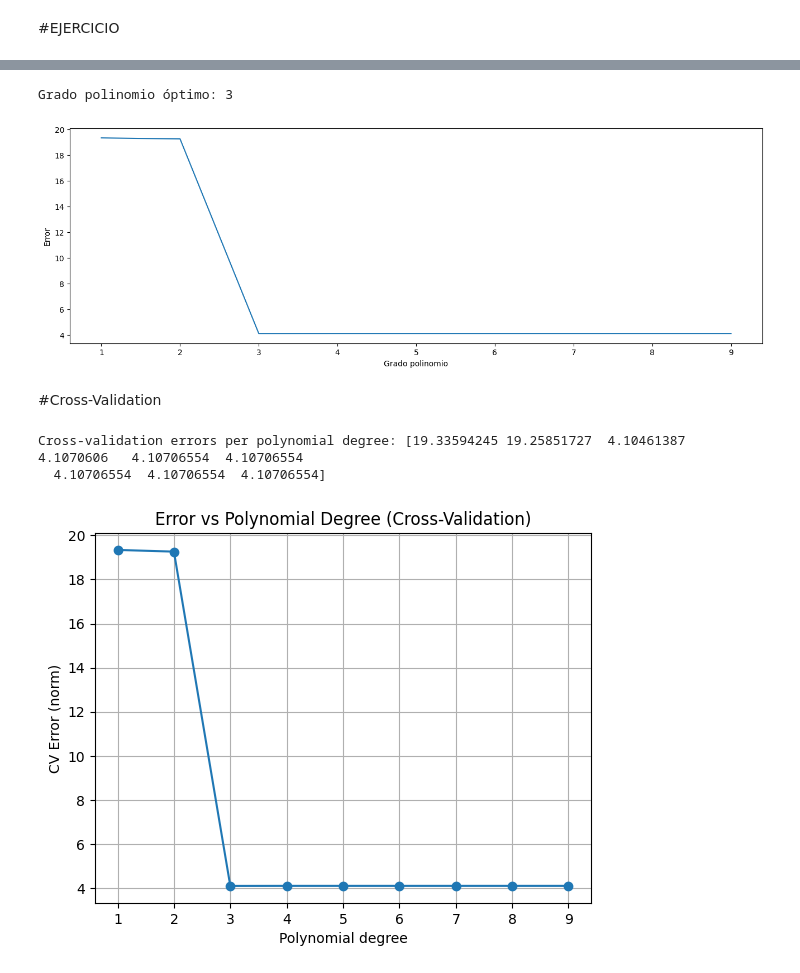
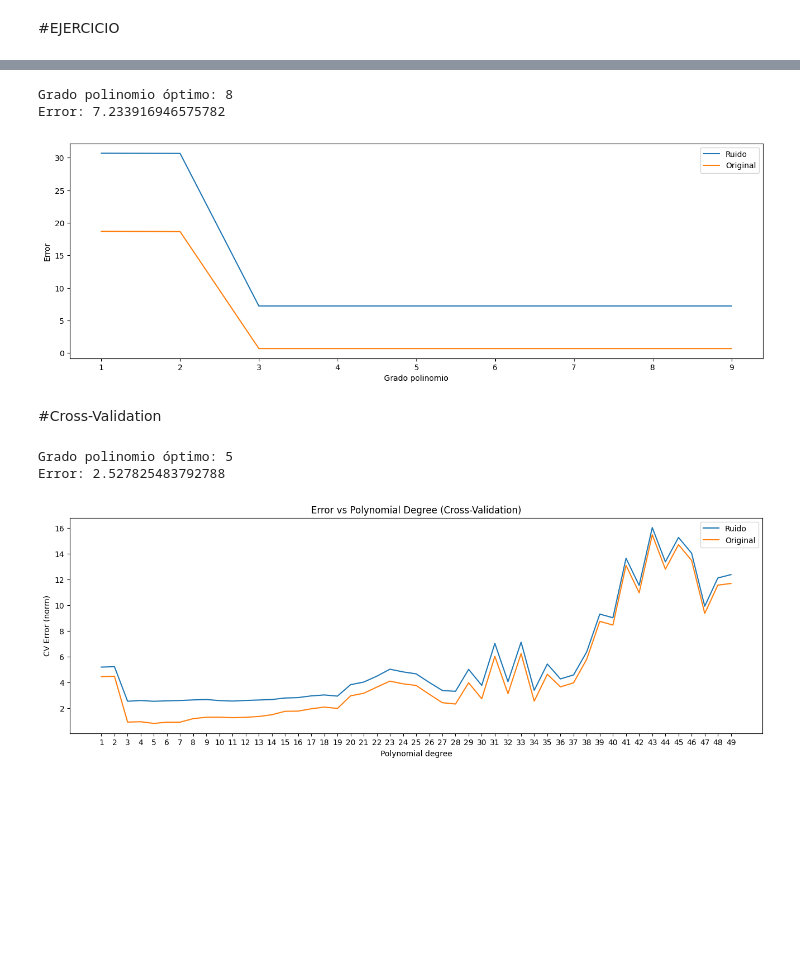
Before and after one commit to FelipeFerAl/TAM-2025-2, a Jupyter notebook: ClassExercises/TAM180925.ipynb, the cells around one changed output, grey strips where cells are left out. Cells and saved outputs as stored; diff of their text form; code cells hidden in the pictures; blank space fills up the shorter version.

```diff
--- a/ClassExercises/TAM180925.ipynb
+++ b/ClassExercises/TAM180925.ipynb
@@ -94,49 +97,64 @@ plt.show()
 # %%
-print(f"Grado polinomio óptimo: {np.argmin(error)+1}")
+print(f"Grado polinomio óptimo: {np.argmin(error_noise)+1}")
+print(f"Error: {error_noise[np.argmin(error_noise)]}")
 plt.figure(figsize=(16,5))
-plt.plot(Q, error)
+plt.plot(Q, error_noise, label='Ruido')
+plt.plot(Q, error_clean, label='Original')
+plt.legend()
 plt.xticks(Q)
 plt.xlabel('Grado polinomio')
 plt.ylabel('Error')
 plt.show()
 # %% [output]
-Grado polinomio óptimo: 3
+Grado polinomio óptimo: 8
+Error: 7.233916946575782
-[figure, old version]
+[figure, new version]
 # %% [markdown]
 #Cross-Validation
 # %%
-error_cross = np.zeros(len(Q))
+from sklearn.preprocessing import MinMaxScaler
+X_scaled = MinMaxScaler(feature_range=(-1,1)).fit_transform(X)
+
+Q2 = np.arange(1,50)
+error_cross = np.zeros(len(Q2))
+error_cross_clean = np.zeros(len(Q2))
 
 # cross-validation with multiple splits
 rs_cross = ShuffleSplit(n_splits=10, random_state=0, test_size=0.2)
 
 lambdaR = 1e-15
+reg_mc = Ridge(alpha=lambdaR, fit_intercept=False)
 
-for idx, q in enumerate(Q):
-    phiQ = PolynomialFeatures(degree=q)
-    Phi = phiQ.fit_transform(X)
+for q in Q2:
+  phiQ = PolynomialFeatures(degree=q)
+  Phi = phiQ.fit_transform(X_scaled)
 
-    errs = []  # store errors for each split
-    for train_i, test_i in rs.split(X):
-        reg_mc = Ridge(alpha=lambdaR)
-        reg_mc.fit(Phi[train_i], t[train_i])
-        t_mc = reg_mc.predict(Phi[test_i])
+  errs = []  # store errors for each split
+  errs2 = []
+  for train_i, test_i in rs_cross.split(X):
+    reg_mc.fit(Phi[train_i], t[train_i])
+    t_mc = reg_mc.predict(Phi[test_i])
 
-        errs.append(np.linalg.norm(tt[test_i] - t_mc))
+    errs.append(np.sqrt(MSE(t[test_i], t_mc)))
+    errs2.append(np.sqrt(MSE(tt[test_i], t_mc)))
 
-    # mean error across splits
-    error_cross[idx] = np.mean(errs)
-
-print("Cross-validation errors per polynomial degree:", error)
+  # mean error across splits
+  error_cross[q-1] = np.mean(errs)
+  error_cross_clean[q-1] = np.mean(errs2)
-# %% [output]
-Cross-validation errors per polynomial degree: [19.33594245 19.25851727  4.10461387  4.1070606   4.10706554  4.10706554
-  4.10706554  4.10706554  4.10706554]
 # %%
-plt.plot(Q, error, marker='o')
+print(f"Grado polinomio óptimo: {np.argmin(error_cross)+1}")
+print(f"Error: {error_cross[np.argmin(error_cross)]}")
+
+plt.figure(figsize=(16,5))
+plt.plot(Q2, error_cross, label='Ruido')
+plt.plot(Q2, error_cross_clean, label='Original')
+plt.xticks(Q2)
 plt.xlabel("Polynomial degree")
 plt.ylabel("CV Error (norm)")
 plt.title("Error vs Polynomial Degree (Cross-Validation)")
-plt.grid(True)
+plt.legend()
 plt.show()
 # %% [output]
+Grado polinomio óptimo: 5
+Error: 2.527825483792788
-[figure, old version]
+[figure, new version]
```
Also changed, not shown: parts of 4 cells of this notebook.
